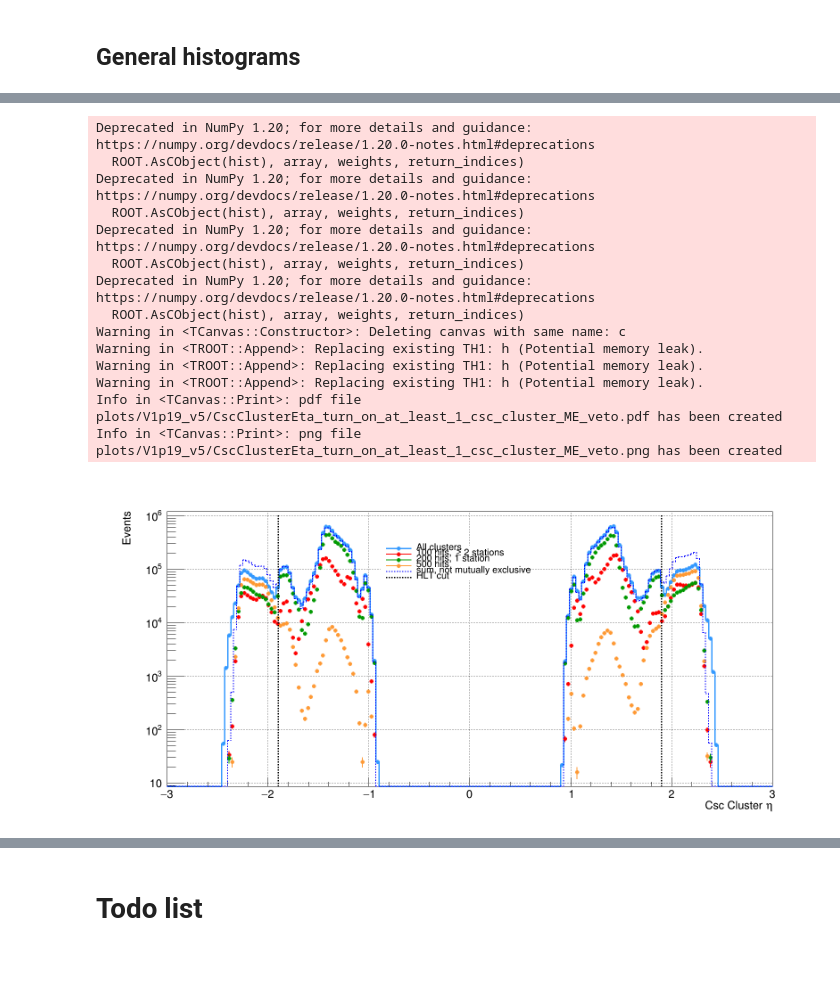
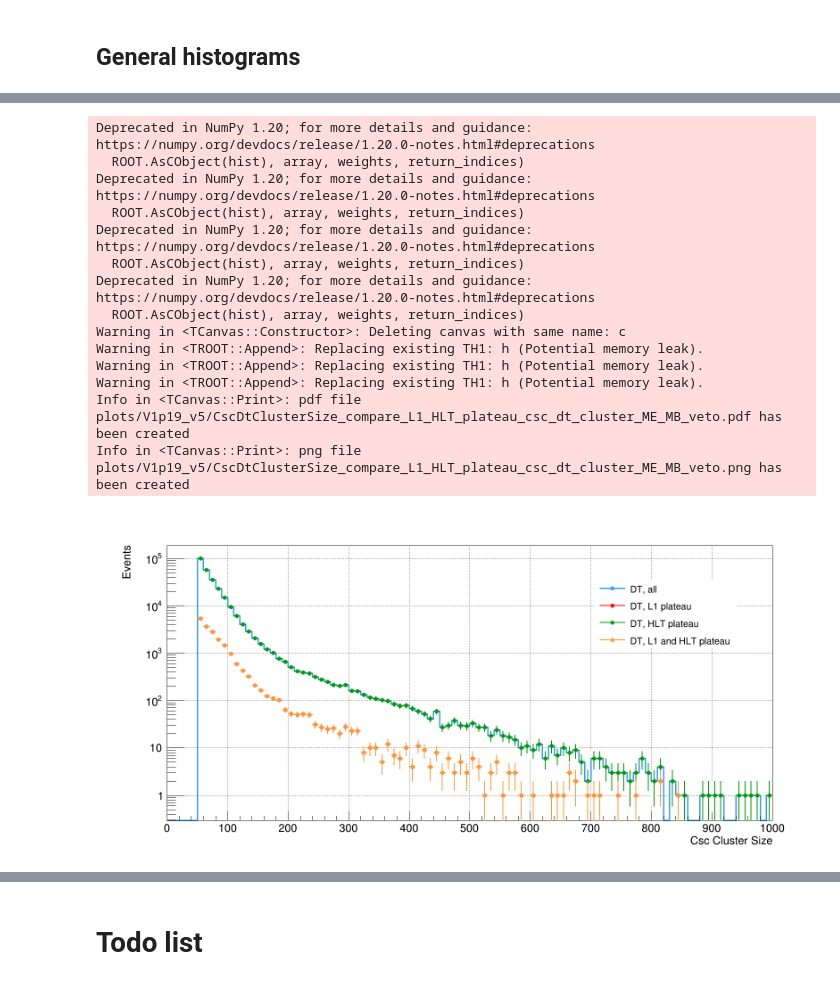
Before and after one commit to cms-lpc-llp/run3_muon_system_analysis, a Jupyter notebook: study_triggered_events_CSC_DT_v1.ipynb, the cells around one changed output, grey strips where cells are left out. Drawn from its saved outputs; the diff is of its cells as text; code cells hidden in the pictures.

```diff
--- a/study_triggered_events_CSC_DT_v1.ipynb
+++ b/study_triggered_events_CSC_DT_v1.ipynb
@@ -773,8 +806,8 @@ for k in tree_keys:
     #h[k].SetMinimum(0.002)
 
 
-    h1[k] = create_TH1D(cscClusterTimeWeightedTr1[k].flatten(),title="",axis_title = ['Csc Cluster Time','Events'], binning=[300,-100,100])#binning=[100,-80,80])#binning=[300,-150,150])
-    leg.AddEntry(h1[k],"|#eta|<1.9, 100 hits, #geq 2 stations")
+    h1[k] = create_TH1D(cscClusterTimeWeighted[k][ L1_plateau[k] ].flatten(),title="",axis_title = ['Csc Cluster Time','Events'], binning=[300,-100,100])#binning=[100,-80,80])#binning=[300,-150,150])
+    leg.AddEntry(h1[k],"L1 plateau")
     h1[k].SetLineColor(2)
     h1[k].SetLineWidth(2)
     h1[k].SetMarkerColor(2)
@@ -785,8 +818,8 @@ for k in tree_keys:
     #h[k].SetMinimum(0.002)
 
 
-    h2[k] = create_TH1D(cscClusterTimeWeightedTr2[k].flatten(),title="",axis_title = ['Csc Cluster Time','Events'], binning=[300,-100,100])#binning=[100,-80,80])#
-    leg.AddEntry(h2[k],"|#eta|<1.9, 200 hits, 1 station")
+    h2[k] = create_TH1D(cscClusterTimeWeighted[k][HLT_plateau[k]].flatten(),title="",axis_title = ['Csc Cluster Time','Events'], binning=[300,-100,100])#binning=[100,-80,80])#
+    leg.AddEntry(h2[k],"HLT plateau")
     h2[k].SetLineColor(418)
     h2[k].SetLineWidth(2)
     h2[k].SetMarkerColor(418)
@@ -794,12 +827,12 @@ for k in tree_keys:
     h2[k].SetMarkerSize(1.2)
     #if h2[k].Integral()>0:h2[k].Scale(1./h2[k].Integral())
 
-    h3[k] = create_TH1D(cscClusterTimeWeightedTr3[k].flatten(),title="",axis_title = ['Csc Cluster Time','Events'], binning=[300,-100,100])#binning=[100,-80,80])#
-    leg.AddEntry(h3[k],"|#eta|>1.9, 400 hits")
+    h3[k] = create_TH1D(cscClusterTimeWeighted[k][ np.logical_and(L1_plateau[k],HLT_plateau[k]) ].flatten(),title="",axis_title = ['Csc Cluster Time','Events'], binning=[300,-100,100])#binning=[100,-80,80])#
+    leg.AddEntry(h3[k],"L1 and HLT plateau")
     h3[k].SetLineColor(801)
     h3[k].SetLineWidth(2)
     h3[k].SetMarkerColor(801)
-    h3[k].SetMarkerStyle(20)
+    h3[k].SetMarkerStyle(25)
     h3[k].SetMarkerSize(1.2)
     #if h3[k].Integral()>0:h3[k].Scale(1./h3[k].Integral())
 
@@ -839,8 +872,8 @@ can.SetGrid()
 # if setlog:
 can.SetLogy()
 can.Draw()
-can.Print("plots/V1p19_"+vers+"/CscClusterTime_trigger_category"+plot_string+".pdf")
-can.Print("plots/V1p19_"+vers+"/CscClusterTime_trigger_category"+plot_string+".png")
+can.Print("plots/V1p19_"+vers+"/CscClusterTime_compare_L1_HLT_plateau"+plot_string+".pdf")
+can.Print("plots/V1p19_"+vers+"/CscClusterTime_compare_L1_HLT_plateau"+plot_string+".png")
 # %% [output]
 Deprecated in NumPy 1.20; for more details and guidance: https://numpy.org/devdocs/release/1.20.0-notes.html#deprecations
   ROOT.AsCObject(hist), array, weights, return_indices)
@@ -862,6 +893,6 @@ Info in <TCanvas::Print>: png file plots/V1p19_v5/CscClusterTime_trigger_categor
 # %%
 can = rt.TCanvas('c','c', 1600, 800)
-leg = rt.TLegend(0.7-0.3,0.7,0.9-0.3,0.8)
+leg = rt.TLegend(0.7,0.6,0.9,0.8)
 leg.SetTextSize(0.03)
 leg.SetBorderSize(0)
 leg.SetEntrySeparation(0.01)
@@ -869,12 +900,11 @@ h = {}
 h1 = {}
 h2 = {}
 h3 = {}
-hsum = {}
 can.cd()
 for k in tree_keys:
 
-    h[k] = create_TH1D(cscClusterEta[k].flatten(),title="",axis_title = ['Csc Cluster #eta','Events'], binning=[200,-3,3])
-    leg.AddEntry(h[k],"All clusters")
+    h[k] = create_TH1D(dtClusterSize[k].flatten(),title="",axis_title = ['Csc Cluster Size','Events'], binning=[100,0,1000])
+    leg.AddEntry(h[k],"DT, all")
     h[k].SetLineColor(861)
     h[k].SetLineWidth(3)
     h[k].SetMarkerColor(861)
@@ -885,8 +915,8 @@ for k in tree_keys:
     #h[k].SetMinimum(0.002)
 
 
-    h1[k] = create_TH1D(cscClusterEta[k][ sel_trgCluster_tr1_minus_eta[k] ].flatten(),title="",axis_title = ['Csc Cluster #eta','Events'], binning=[200,-3,3])
-    leg.AddEntry(h1[k],"100 hits, #geq 2 stations")
+    h1[k] = create_TH1D(dtClusterSize[k][ L1_plateau[k] ].flatten(),title="",axis_title = ['Csc Cluster Size','Events'], binning=[100,0,1000])
+    leg.AddEntry(h1[k],"DT, L1 plateau")
     h1[k].SetLineColor(2)
     h1[k].SetLineWidth(2)
     h1[k].SetMarkerColor(2)
@@ -897,8 +927,8 @@ for k in tree_keys:
     #h[k].SetMinimum(0.002)
 
 
-    h2[k] = create_TH1D(cscClusterEta[k][ sel_trgCluster_tr2_minus_eta[k] ].flatten(),title="",axis_title = ['Csc Cluster #eta','Events'], binning=[200,-3,3])
-    leg.AddEntry(h2[k],"200 hits, 1 station")
+    h2[k] = create_TH1D(dtClusterSize[k][HLT_plateau[k]].flatten(),title="",axis_title = ['Csc Cluster Size','Events'], binning=[100,0,1000])
+    leg.AddEntry(h2[k],"DT, HLT plateau")
     h2[k].SetLineColor(418)
     h2[k].SetLineWidth(2)
     h2[k].SetMarkerColor(418)
@@ -906,8 +936,8 @@ for k in tree_keys:
     h2[k].SetMarkerSize(1.2)
     #if h2[k].Integral()>0:h2[k].Scale(1./h2[k].Integral())
 
-    h3[k] = create_TH1D(cscClusterEta[k][ sel_trgCluster_tr3_minus_eta[k] ].flatten(),title="",axis_title = ['Csc Cluster #eta','Events'], binning=[200,-3,3])
-    leg.AddEntry(h3[k],"500 hits")
+    h3[k] = create_TH1D(dtClusterSize[k][ np.logical_and(L1_plateau[k],HLT_plateau[k]) ].flatten(),title="",axis_title = ['Csc Cluster Size','Events'], binning=[100,0,1000])
+    leg.AddEntry(h3[k],"DT, L1 and HLT plateau")
     h3[k].SetLineColor(801)
     h3[k].SetLineWidth(2)
     h3[k].SetMarkerColor(801)
@@ -915,67 +945,46 @@ for k in tree_keys:
     h3[k].SetMarkerSize(1.2)
     #if h3[k].Integral()>0:h3[k].Scale(1./h3[k].Integral())
 
-    hsum[k] = rt.TH1D()
-    hsum[k] = h1[k] + h2[k] + h3[k]
-
-    leg.AddEntry(hsum[k],"sum, not mutually exclusive")
-    hsum[k].SetLineColor(4)
-    hsum[k].SetLineWidth(2)
-    hsum[k].SetLineStyle(2)
-    hsum[k].SetMarkerColor(4)
-    hsum[k].SetMarkerStyle(21)
-    hsum[k].SetMarkerSize(0.1)
-
     h[k].Draw('histo E2 same')
     h1[k].Draw('PE same')
     h2[k].Draw('PE same')
     h3[k].Draw('PE same')
-    hsum[k].Draw('histo same')
 
-    line_neg = rt.TLine(-1.9,0.,-1.9,1e6)
+    line_neg = rt.TLine(-5,0.,-5,1e6)
     line_neg.SetLineWidth(3)
     line_neg.SetLineStyle(2)
-    line_neg.Draw('same')
+    #line_neg.Draw('same')
 
-    line_pos = rt.TLine(1.9,0.,1.9,1e6)
+    line_pos = rt.TLine(12.5,0.,12.5,1e6)
     line_pos.SetLineWidth(3)
     line_pos.SetLineStyle(2)
-    line_pos.Draw('same')
-    leg.AddEntry(line_pos,"HLT cut","L")
+    #line_pos.Draw('same')
 
-    line_neg2 = rt.TLine(-12.5,0.,-12.5,1e6)
-    line_neg2.SetLineWidth(3)
-    line_neg2.SetLineStyle(3)
-    line_neg2.SetLineColor(880)
-    line_neg2.Draw('same')
+    #leg.AddEntry(line_pos,"HLT time cut","L")
 
-    line_pos2 = rt.TLine(5,0.,5,1e6)
-    line_pos2.SetLineWidth(3)
-    line_pos2.SetLineStyle(3)
-    line_pos2.SetLineColor(880)
-    line_pos2.Draw('same')
+
 leg.Draw()
 can.SetRightMargin(0.05)
 can.SetGrid()
 
 # if setlog:
 can.SetLogy()
 can.Draw()
-can.Print("plots/V1p19_"+vers+"/CscClusterEta_turn_on"+plot_string+".pdf")
-can.Print("plots/V1p19_"+vers+"/CscClusterEta_turn_on"+plot_string+".png")
+can.Print("plots/V1p19_"+vers+"/CscDtClusterSize_compare_L1_HLT_plateau"+plot_string+".pdf")
+can.Print("plots/V1p19_"+vers+"/CscDtClusterSize_compare_L1_HLT_plateau"+plot_string+".png")
 # %% [output]
 Deprecated in NumPy 1.20; for more details and guidance: https://numpy.org/devdocs/release/1.20.0-notes.html#deprecations
   ROOT.AsCObject(hist), array, weights, return_indices)
 Deprecated in NumPy 1.20; for more details and guidance: https://numpy.org/devdocs/release/1.20.0-notes.html#deprecations
   ROOT.AsCObject(hist), array, weights, return_indices)
 Deprecated in NumPy 1.20; for more details and guidance: https://numpy.org/devdocs/release/1.20.0-notes.html#deprecations
   ROOT.AsCObject(hist), array, weights, return_indices)
 Deprecated in NumPy 1.20; for more details and guidance: https://numpy.org/devdocs/release/1.20.0-notes.html#deprecations
   ROOT.AsCObject(hist), array, weights, return_indices)
 Warning in <TCanvas::Constructor>: Deleting canvas with same name: c
 Warning in <TROOT::Append>: Replacing existing TH1: h (Potential memory leak).
 Warning in <TROOT::Append>: Replacing existing TH1: h (Potential memory leak).
 Warning in <TROOT::Append>: Replacing existing TH1: h (Potential memory leak).
-Info in <TCanvas::Print>: pdf file plots/V1p19_v5/CscClusterEta_turn_on_at_least_1_csc_cluster_ME_veto.pdf has been created
-Info in <TCanvas::Print>: png file plots/V1p19_v5/CscClusterEta_turn_on_at_least_1_csc_cluster_ME_veto.png has been created
+Info in <TCanvas::Print>: pdf file plots/V1p19_v5/CscDtClusterSize_compare_L1_HLT_plateau_csc_dt_cluster_ME_MB_veto.pdf has been created
+Info in <TCanvas::Print>: png file plots/V1p19_v5/CscDtClusterSize_compare_L1_HLT_plateau_csc_dt_cluster_ME_MB_veto.png has been created
-[figure, old version]
+[figure, new version]
```
Also changed, not shown: parts of 40 cells of this notebook, 1 other file.
